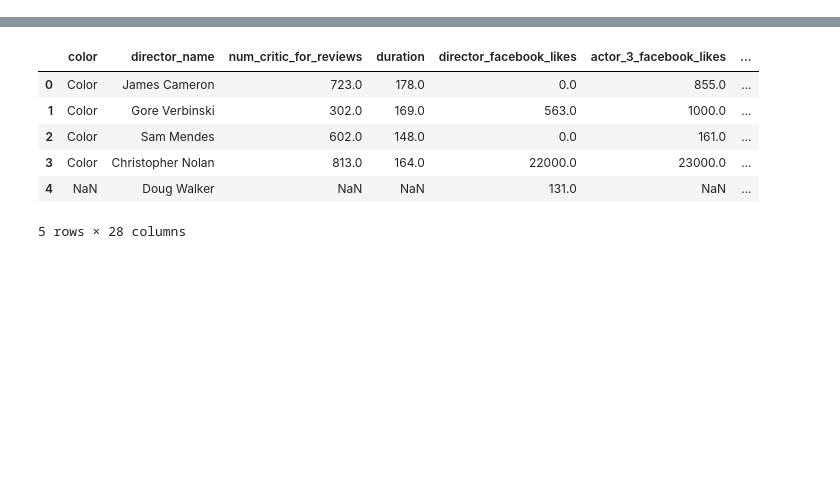
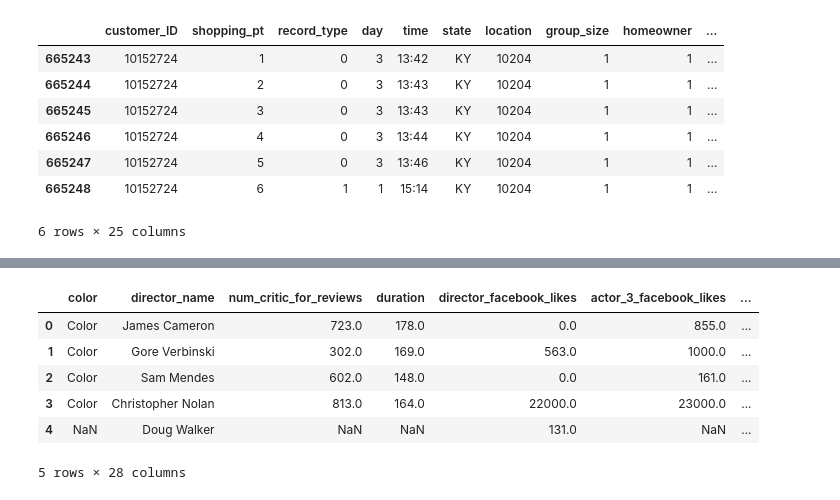
Before and after one commit to luckyspia/TIL, a Jupyter notebook: Machine_Learning/04.Feature_Engineering.ipynb, the cells around one changed output, grey strips where cells are left out. Drawn from its saved outputs; the diff is of its cells as text; code cells hidden in the pictures; blank space fills up the shorter version.

```diff
--- a/Machine_Learning/04.Feature_Engineering.ipynb
+++ b/Machine_Learning/04.Feature_Engineering.ipynb
@@ -5,0 +18,11 @@ warnings.filterwarnings('ignore')
+# %%
+allstate.query('customer_ID == 10152724')
+# %% [output]
+|  | customer_ID | shopping_pt | record_type | day | time | state | location | group_size | homeowner | ... |
+| 665243 | 10152724 | 1 | 0 | 3 | 13:42 | KY | 10204 | 1 | 1 | ... |
+| 665244 | 10152724 | 2 | 0 | 3 | 13:43 | KY | 10204 | 1 | 1 | ... |
+| 665245 | 10152724 | 3 | 0 | 3 | 13:43 | KY | 10204 | 1 | 1 | ... |
+| 665246 | 10152724 | 4 | 0 | 3 | 13:44 | KY | 10204 | 1 | 1 | ... |
+| 665247 | 10152724 | 5 | 0 | 3 | 13:46 | KY | 10204 | 1 | 1 | ... |
+| 665248 | 10152724 | 6 | 1 | 1 | 15:14 | KY | 10204 | 1 | 1 | ... |
+6 rows × 25 columns
```
Also changed, not shown: parts of 63 cells of this notebook.
